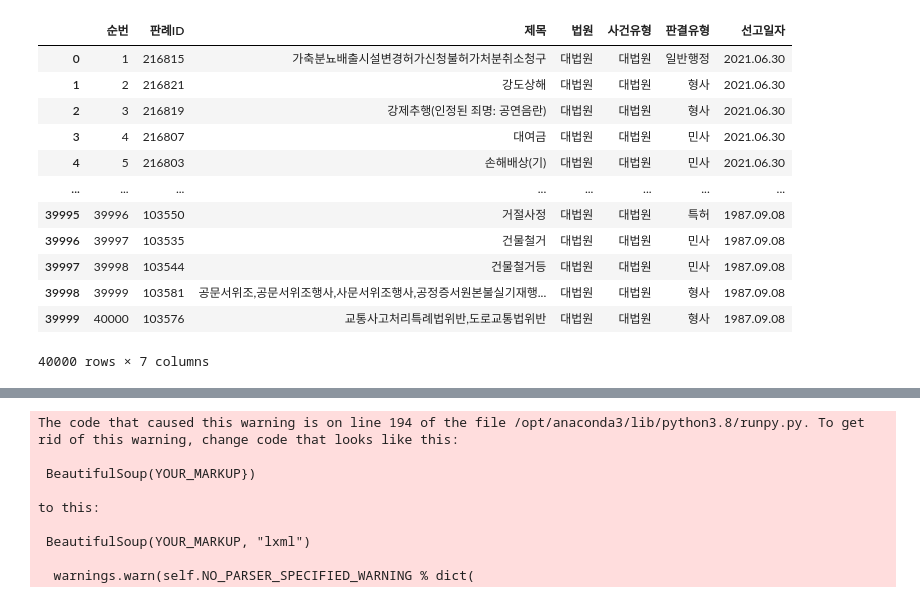
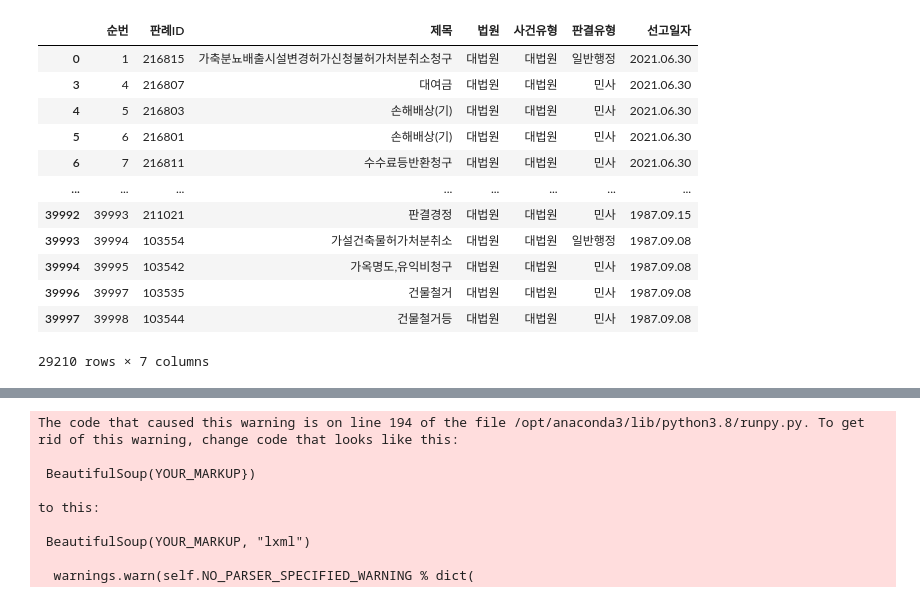
Before and after one commit to park1997/IndustrialSystemsEngineering_Project, a Jupyter notebook: TF-IDF_Vectorizer.ipynb, the cells around one changed output, grey strips where cells are left out. Saved outputs shown, nothing was run; the diff lists cells and outputs as text; code cells hidden in the pictures.

```diff
--- a/TF-IDF_Vectorizer.ipynb
+++ b/TF-IDF_Vectorizer.ipynb
@@ -12,18 +12,19 @@ import time
 # %%
 판례목록_df = pd.read_html("법령검색목록.html")
 판례목록_df = 판례목록_df[0]
+판례목록_df = 판례목록_df[(판례목록_df["판결유형"] == "민사") | (판례목록_df["판결유형"] == "일반행정") | (판례목록_df["판결유형"] == "가사") | (판례목록_df["판결유형"] == "세무")]
 판례목록_df
 # %% [output]
 |  | 순번 | 판례ID | 제목 | 법원 | 사건유형 | 판결유형 | 선고일자 |
 | 0 | 1 | 216815 | 가축분뇨배출시설변경허가신청불허가처분취소청구 | 대법원 | 대법원 | 일반행정 | 2021.06.30 |
-| 1 | 2 | 216821 | 강도상해 | 대법원 | 대법원 | 형사 | 2021.06.30 |
-| 2 | 3 | 216819 | 강제추행(인정된 죄명: 공연음란) | 대법원 | 대법원 | 형사 | 2021.06.30 |
 | 3 | 4 | 216807 | 대여금 | 대법원 | 대법원 | 민사 | 2021.06.30 |
 | 4 | 5 | 216803 | 손해배상(기) | 대법원 | 대법원 | 민사 | 2021.06.30 |
+| 5 | 6 | 216801 | 손해배상(기) | 대법원 | 대법원 | 민사 | 2021.06.30 |
+| 6 | 7 | 216811 | 수수료등반환청구 | 대법원 | 대법원 | 민사 | 2021.06.30 |
 | ... | ... | ... | ... | ... | ... | ... | ... |
-| 39995 | 39996 | 103550 | 거절사정 | 대법원 | 대법원 | 특허 | 1987.09.08 |
+| 39992 | 39993 | 211021 | 판결경정 | 대법원 | 대법원 | 민사 | 1987.09.15 |
+| 39993 | 39994 | 103554 | 가설건축물허가처분취소 | 대법원 | 대법원 | 일반행정 | 1987.09.08 |
+| 39994 | 39995 | 103542 | 가옥명도,유익비청구 | 대법원 | 대법원 | 민사 | 1987.09.08 |
 | 39996 | 39997 | 103535 | 건물철거 | 대법원 | 대법원 | 민사 | 1987.09.08 |
 | 39997 | 39998 | 103544 | 건물철거등 | 대법원 | 대법원 | 민사 | 1987.09.08 |
-| 39998 | 39999 | 103581 | 공문서위조,공문서위조행사,사문서위조행사,공정증서원본불실기재행... | 대법원 | 대법원 | 형사 | 1987.09.08 |
-| 39999 | 40000 | 103576 | 교통사고처리특례법위반,도로교통법위반 | 대법원 | 대법원 | 형사 | 1987.09.08 |
-40000 rows × 7 columns
+29210 rows × 7 columns
```
Also changed, not shown: parts of 11 cells of this notebook, 1 other file.
